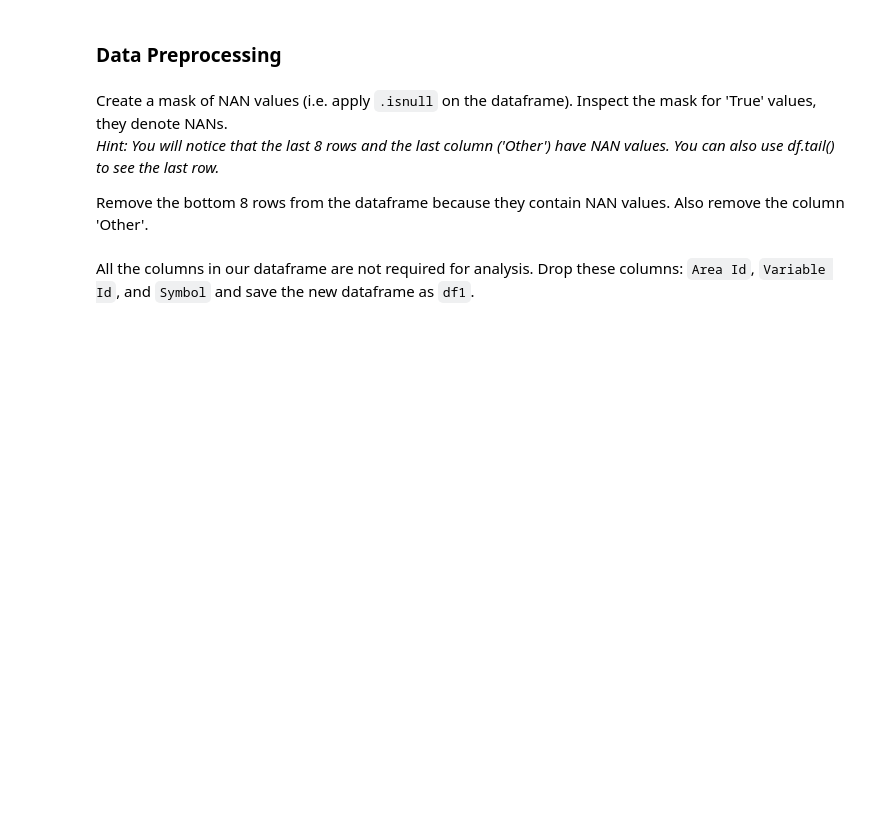
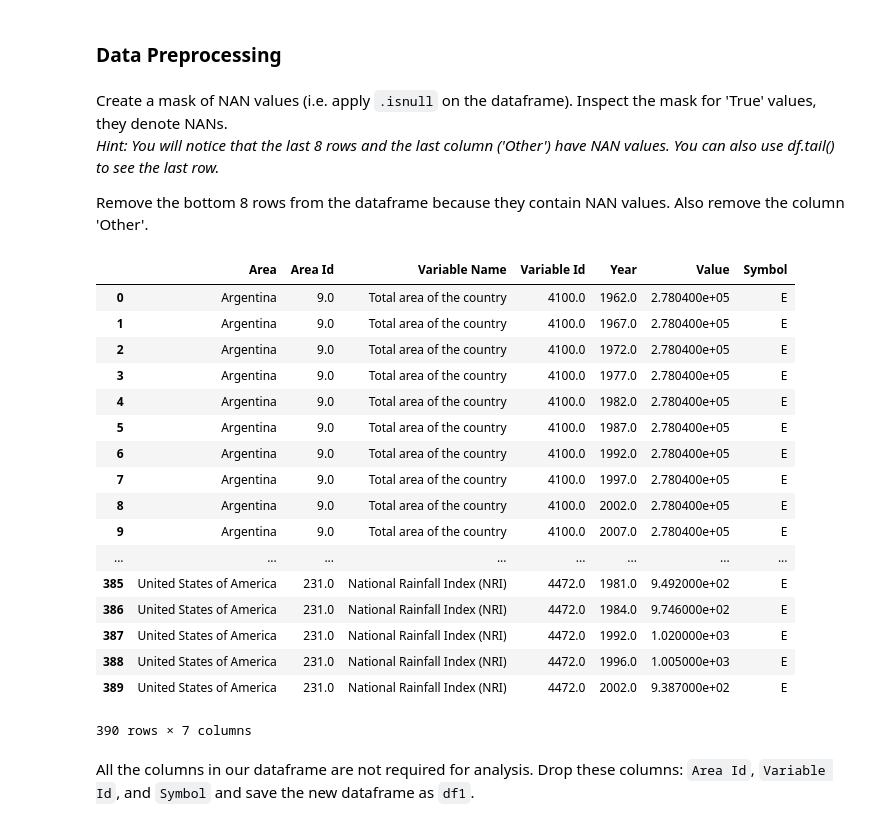
Before and after one commit to AshisGhosh/ashisghosh_data_x_s18, a Jupyter notebook: hw/hw1/Data-X HW1 Sp18.ipynb, the cells around one changed output. Cells and saved outputs as stored; diff of their text form; code cells hidden in the pictures; blank space fills up the shorter version.

```diff
--- a/hw/hw1/Data-X HW1 Sp18.ipynb
+++ b/hw/hw1/Data-X HW1 Sp18.ipynb
@@ -138,0 +293,3 @@ df =
+# %%
+df = pd.read_csv("data3.csv");
+df.head(10)
@@ -147,3 +322,26 @@ Create a mask of NAN values (i.e. apply `.isnull` on the dataframe). Inspect the
 Remove the bottom 8 rows from the dataframe because they contain NAN values. Also remove the column 'Other'.
+# %%
+df.isnull()
+df.drop(df.tail(8).index, inplace=True)
+del df['Md']; df
+# %% [output]
+|  | Area | Area Id | Variable Name | Variable Id | Year | Value | Symbol |
+| 0 | Argentina | 9.0 | Total area of the country | 4100.0 | 1962.0 | 2.780400e+05 | E |
+| 1 | Argentina | 9.0 | Total area of the country | 4100.0 | 1967.0 | 2.780400e+05 | E |
+| 2 | Argentina | 9.0 | Total area of the country | 4100.0 | 1972.0 | 2.780400e+05 | E |
+| 3 | Argentina | 9.0 | Total area of the country | 4100.0 | 1977.0 | 2.780400e+05 | E |
+| 4 | Argentina | 9.0 | Total area of the country | 4100.0 | 1982.0 | 2.780400e+05 | E |
+| 5 | Argentina | 9.0 | Total area of the country | 4100.0 | 1987.0 | 2.780400e+05 | E |
+| 6 | Argentina | 9.0 | Total area of the country | 4100.0 | 1992.0 | 2.780400e+05 | E |
+| 7 | Argentina | 9.0 | Total area of the country | 4100.0 | 1997.0 | 2.780400e+05 | E |
+| 8 | Argentina | 9.0 | Total area of the country | 4100.0 | 2002.0 | 2.780400e+05 | E |
+| 9 | Argentina | 9.0 | Total area of the country | 4100.0 | 2007.0 | 2.780400e+05 | E |
+| ... | ... | ... | ... | ... | ... | ... | ... |
+| 385 | United States of America | 231.0 | National Rainfall Index (NRI) | 4472.0 | 1981.0 | 9.492000e+02 | E |
+| 386 | United States of America | 231.0 | National Rainfall Index (NRI) | 4472.0 | 1984.0 | 9.746000e+02 | E |
+| 387 | United States of America | 231.0 | National Rainfall Index (NRI) | 4472.0 | 1992.0 | 1.020000e+03 | E |
+| 388 | United States of America | 231.0 | National Rainfall Index (NRI) | 4472.0 | 1996.0 | 1.005000e+03 | E |
+| 389 | United States of America | 231.0 | National Rainfall Index (NRI) | 4472.0 | 2002.0 | 9.387000e+02 | E |
+390 rows × 7 columns
 # %% [markdown]
 All the columns in our dataframe are not required for analysis. Drop these columns: `Area Id`, `Variable Id`, and `Symbol` and save the new dataframe as `df1`.
```
Also changed, not shown: parts of 46 cells of this notebook.
